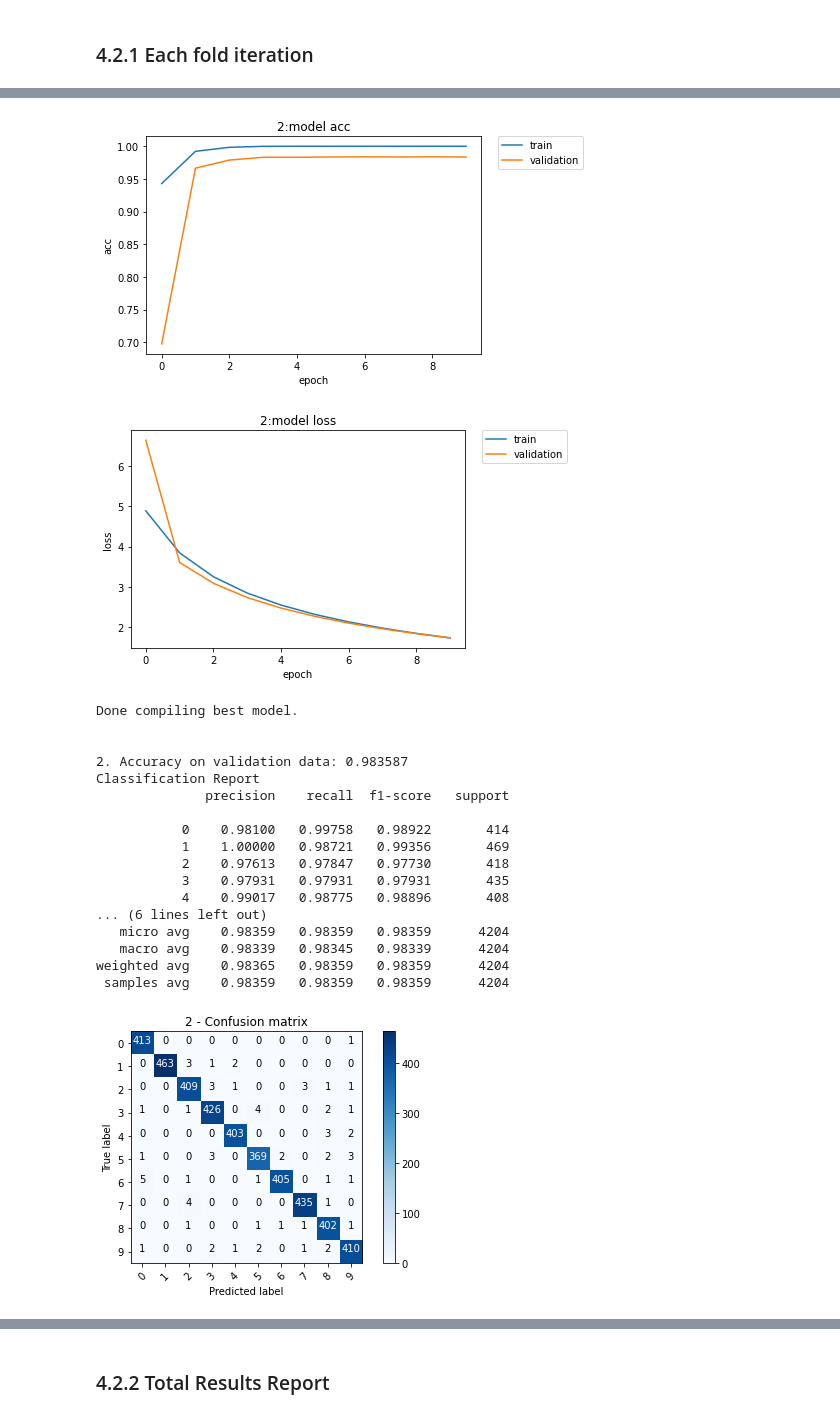
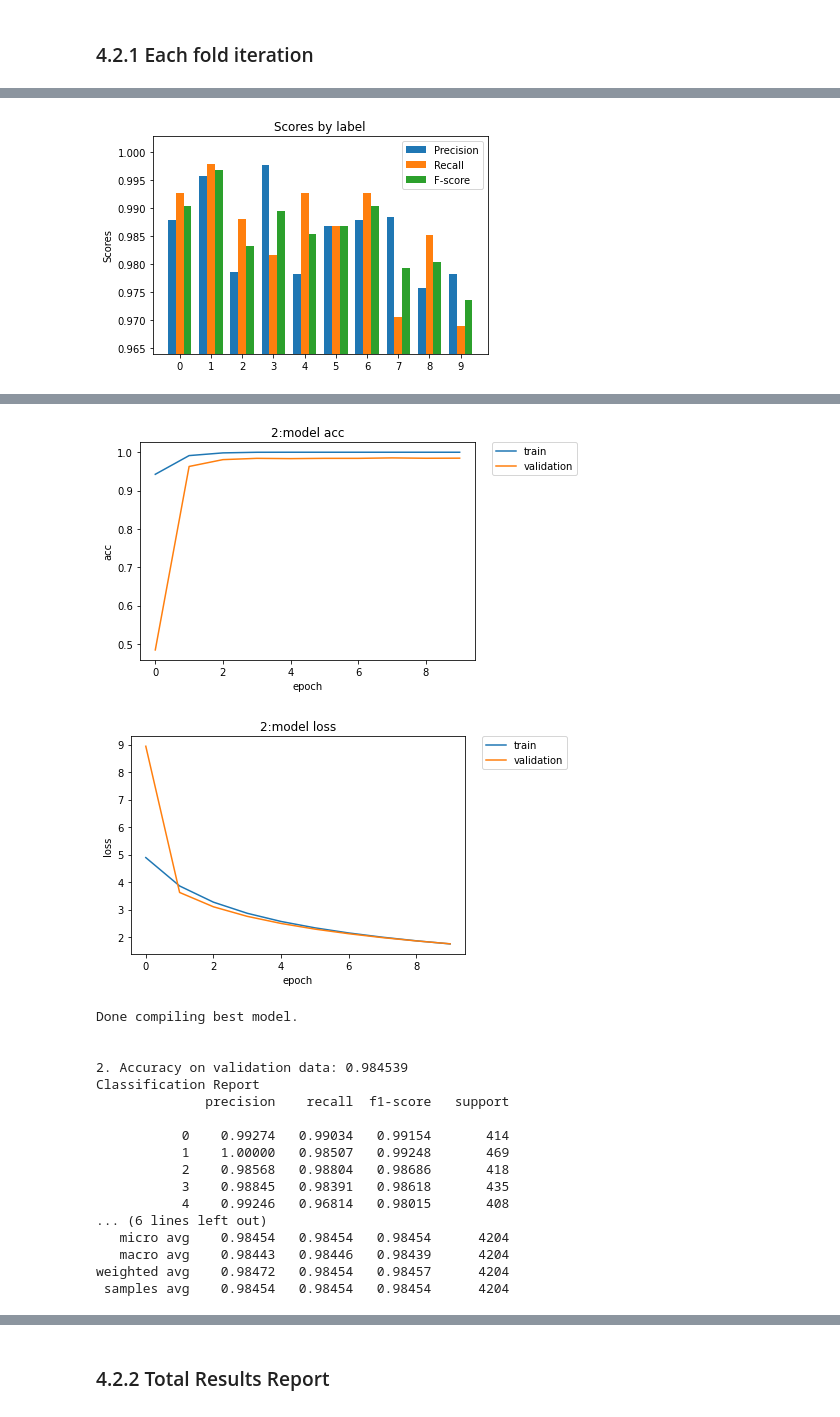
Before and after one commit to u6vp/Digit-Recognizer, a Jupyter notebook: Digit-Recognizer.ipynb, the cells around one changed output, grey strips where cells are left out. Saved outputs shown, nothing was run; the diff lists cells and outputs as text; code cells hidden in the pictures.

```diff
--- a/Digit-Recognizer.ipynb
+++ b/Digit-Recognizer.ipynb
@@ -38,7 +38,7 @@ img_size_y = 28
 channels = 1
 
 # trainラベル
-label_num = train.label # 0-9
+label_num = np.array(train.label) # 0-9
 label = pd.get_dummies(label_num).values # one-hot encoding
 class_names = np.unique(label_num).astype("str") # クラス名 "0"-"9"
 n_classes = len(np.unique(label_num)) # クラス数　=　10
@@ -97,10 +97,10 @@ ________________________________________________________________________________
 ## 3.2 Result Setting
 # %%
 # modelのバージョン毎に結果保存用のフォルダを作成
-model_name = "ResNet50_epoch10" # 設定に変更があった場合ここだけ変更
+model_name = "ResNet50_epoch10_ensemble" # 設定に変更があった場合ここだけ変更
 csv_dir = "./Result/"+model_name
 conf_dir = csv_dir+"/CM_result" # 混合行列画像保存用のサブフォルダ
-#model_dir = csv_dir+"/model_dir"
+model_dir = csv_dir+"/model_dir"
 
 # 新規にフォルダを作成する関数．同名のフォルダがすでに存在する場合は削除して作り直す
 def my_makedirs(path):
@@ -113,7 +113,7 @@ def my_makedirs(path):
 # 結果保存用フォルダの作成
 my_makedirs(csv_dir)
 my_makedirs(conf_dir)
-#my_makedirs(model_dir)
+my_makedirs(model_dir)
 # %% [markdown]
 # 4. Evaluate Model
 # %% [markdown]
@@ -270,6 +270,31 @@ for i, (train_idx, val_idx) in enumerate(skf.split(train, label_num)):
 
     plot_confusion_matrix(cnf_matrix, classes = class_names, normalize=False, title=str(i+1)+" - Confusion matrix")
 
+    # 各ラベルの精度に関してグラフ化
+    def plot_scores(precision, recall, fscore, title):
+        x = np.arange(len(class_names)) * 2 # ラベルの位置
+        width = 0.5 # バーの横幅
+
+        fig, ax = plt.subplots()
+        rects1 = ax.bar(x - width, precision, width, label="Precision")
+        rects2 = ax.bar(x, recall, width, label="Recall")
+        rects3 = ax.bar(x + width, fscore, width, label="F-score")
+        ylim_min = np.min([precision, recall, fscore]) - 0.005
+        ylim_max = np.max([precision, recall, fscore]) + 0.005
+
+        # Add some text for labels, title and custom x-axis tick labels, etc.
+        ax.set_ylabel('Scores')
+        ax.set_title('Scores by label')
+        ax.set_xticks(x)
+        ax.set_xticklabels(class_names)
+        ax.set_ylim(ylim_min, ylim_max)
+        ax.legend()
+
+        plt.savefig(csv_dir + "/" + title)
+        plt.show()
+
+    plot_scores(precision_list[i], recall_list[i], fscore_list[i], title = str(i+1)+ " - Score.png")
+
     # 各交差検証の終わりに不要なデータを破棄
     clear_session()
     del ResNetModel, loaded_model, history, X_train, X_val, Y_train, Y_val
@@ -278,8 +303,8 @@ for i, (train_idx, val_idx) in enumerate(skf.split(train, label_num)):
 #clear_output()
 
 # move h5 file
-#for i in glob.glob("*model*"+model_name+"*"+"h5"):
-#    shutil.move(i, model_dir)
+for i in glob.glob("*model*"+model_name+"*"+"h5"):
+    shutil.move(i, model_dir)
 
 # モデルファイルの削除
 for i in glob.glob("*"+model_name+"*"):
@@ -325,3 +350,4 @@ weighted avg    0.98741   0.98740   0.98740      4206
+[figure, new version]
 Iteration No. 2
 
 Train on 37796 samples, validate on 4204 samples
@@ -342,20 +368,19 @@ Epoch 00010: val_loss improved from 1.83988 to 1.73573, saving model to img_clas
-[figure, old version]
-[figure, old version]
+[figure, new version]
+[figure, new version]
 Done compiling best model.
 
 
-2. Accuracy on validation data: 0.983587
+2. Accuracy on validation data: 0.984539
 Classification Report
               precision    recall  f1-score   support
 
-           0    0.98100   0.99758   0.98922       414
-           1    1.00000   0.98721   0.99356       469
-           2    0.97613   0.97847   0.97730       418
-           3    0.97931   0.97931   0.97931       435
-           4    0.99017   0.98775   0.98896       408
+           0    0.99274   0.99034   0.99154       414
+           1    1.00000   0.98507   0.99248       469
+           2    0.98568   0.98804   0.98686       418
+           3    0.98845   0.98391   0.98618       435
+           4    0.99246   0.96814   0.98015       408
 ... (6 lines left out)
-   micro avg    0.98359   0.98359   0.98359      4204
-   macro avg    0.98339   0.98345   0.98339      4204
-weighted avg    0.98365   0.98359   0.98359      4204
- samples avg    0.98359   0.98359   0.98359      4204
+   micro avg    0.98454   0.98454   0.98454      4204
+   macro avg    0.98443   0.98446   0.98439      4204
+weighted avg    0.98472   0.98454   0.98457      4204
+ samples avg    0.98454   0.98454   0.98454      4204
-[figure, old version]
```
Also changed, not shown: parts of 9 cells of this notebook.
